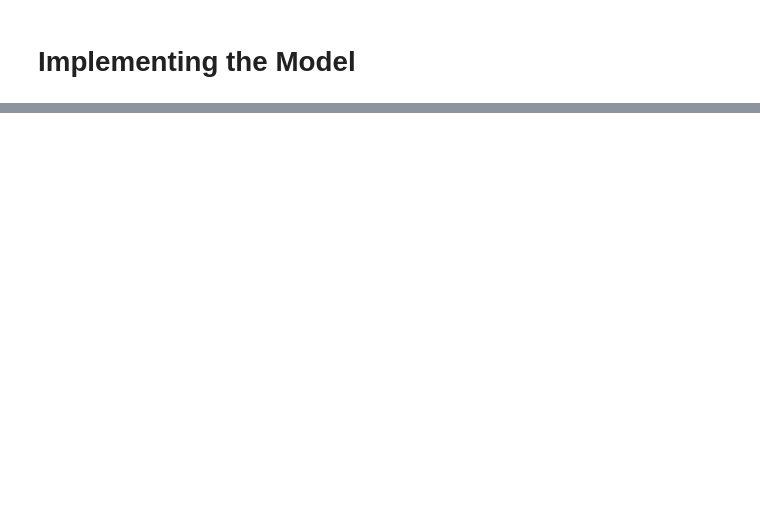
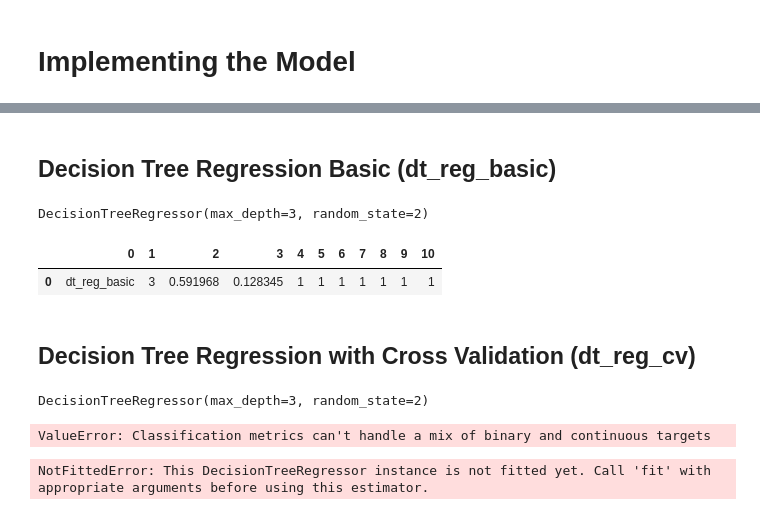
Before and after one commit to Liomat97/Machine-Learning, a Jupyter notebook: Test.ipynb, the cells around one changed output, grey strips where cells are left out. Cells and saved outputs as stored; diff of their text form; code cells hidden in the pictures; blank space fills up the shorter version.

```diff
--- a/Test.ipynb
+++ b/Test.ipynb
@@ -571,0 +332,48 @@ recall_score(y_test, y_pred)
+# %% [markdown]
+## Decision Tree Regression Basic (dt_reg_basic)
+# %%
+# Decision tree classifier implementation of scikit-learn
+from sklearn.tree import DecisionTreeRegressor
+
+# Define the tree classifier
+dt_reg_basic = DecisionTreeRegressor(criterion = 'mse',max_depth=3, random_state=2)
+#dt_reg_basic = DecisionTreeRegressor(criterion = 'entropy',max_depth=3, random_state=2)
+# Train tree classifier on the training set
+dt_reg_basic.fit(x_binary_train, y_binary_train)
+# %% [output]
+DecisionTreeRegressor(max_depth=3, random_state=2)
+# %%
+from sklearn.metrics import accuracy_score, recall_score, precision_score, f1_score
+
+model = 'dt_reg_basic'
+max_debth = 3
+accuracy_in_sample = dt_reg_basic.score(x_binary_train, y_binary_train)
+accurancy_out_sample = dt_reg_basic.score(x_binary_test, y_binary_test)
+Precision = 1 #dt_reg_basic.precision_score(
+Recall = 1
+F1 = 1
+TP = 1
+TN = 1
+FP = 1
+FN = 1
+# %%
+#Append the Results from the Loop to the existing Dataframe:
+dt_reg_basic_temp = [(model, max_debth, accuracy_in_sample, accurancy_out_sample, Precision, Recall, F1, TP, TN, FP, FN)]
+dt_reg_basic_results = pd.DataFrame(dt_reg_basic_temp)
+dt_reg_basic_results
+# %% [output]
+|  | 0 | 1 | 2 | 3 | 4 | 5 | 6 | 7 | 8 | 9 | 10 |
+| 0 | dt_reg_basic | 3 | 0.591968 | 0.128345 | 1 | 1 | 1 | 1 | 1 | 1 | 1 |
+# %% [markdown]
+## Decision Tree Regression with Cross Validation (dt_reg_cv)
+# %%
+# Decision tree classifier implementation of scikit-learn
+from sklearn.tree import DecisionTreeRegressor
+
+# Define the tree classifier
+dt_reg_cv = DecisionTreeRegressor(criterion = 'mse',max_depth=3, random_state=2)
+
+# Train tree classifier on the training set
+dt_reg_cv.fit(x_binary_train, y_binary_train)
+# %% [output]
+DecisionTreeRegressor(max_depth=3, random_state=2)
@@ -571,0 +388,29 @@ recall_score(y_test, y_pred)
+# %%
+for depth in range(1,21):
+    # model
+    dt_reg_cv = DecisionTreeRegressor(criterion='mse', max_depth = depth)
+    # 10-Fold cross validation on whole dataset
+    dt_reg_cv_results = cross_validate(dt_reg_cv, x_binary, y_binary,
+                                cv = KFold(n_splits = 10, shuffle = True, random_state = 31),
+                                scoring = ['accuracy', 'recall'], return_train_score = True)
+    # Scores in lists
+    dt_reg_cv_acc_list.append(dt_reg_cv['test_accuracy'].mean())
+    dt_reg_cv_tpr_list.append(dt_reg_cv['test_recall'].mean())
+    dt_reg_cv_acc_in_list.append(dt_reg_cv['train_accuracy'].mean())
+    dt_reg_cv_tpr_in_list.append(dt_reg_cv['train_recall'].mean())
+# %% [output]
+ValueError: Classification metrics can't handle a mix of binary and continuous targets
+# %%
+model = 'dt_reg_cv'
+max_debth = 3
+accuracy_in_sample = dt_reg_cv.score(x_binary_train, y_binary_train)
+accurancy_out_sample = dt_reg_cv.score(x_binary_test, y_binary_test)
+Precision = 1
+Recall = 1
+F1 = 1
+TP = 1
+TN = 1
+FP = 1
+FN = 1
+# %% [output]
+NotFittedError: This DecisionTreeRegressor instance is not fitted yet. Call 'fit' with appropriate arguments before using this estimator.
```
Also changed, not shown: parts of 86 cells of this notebook.
